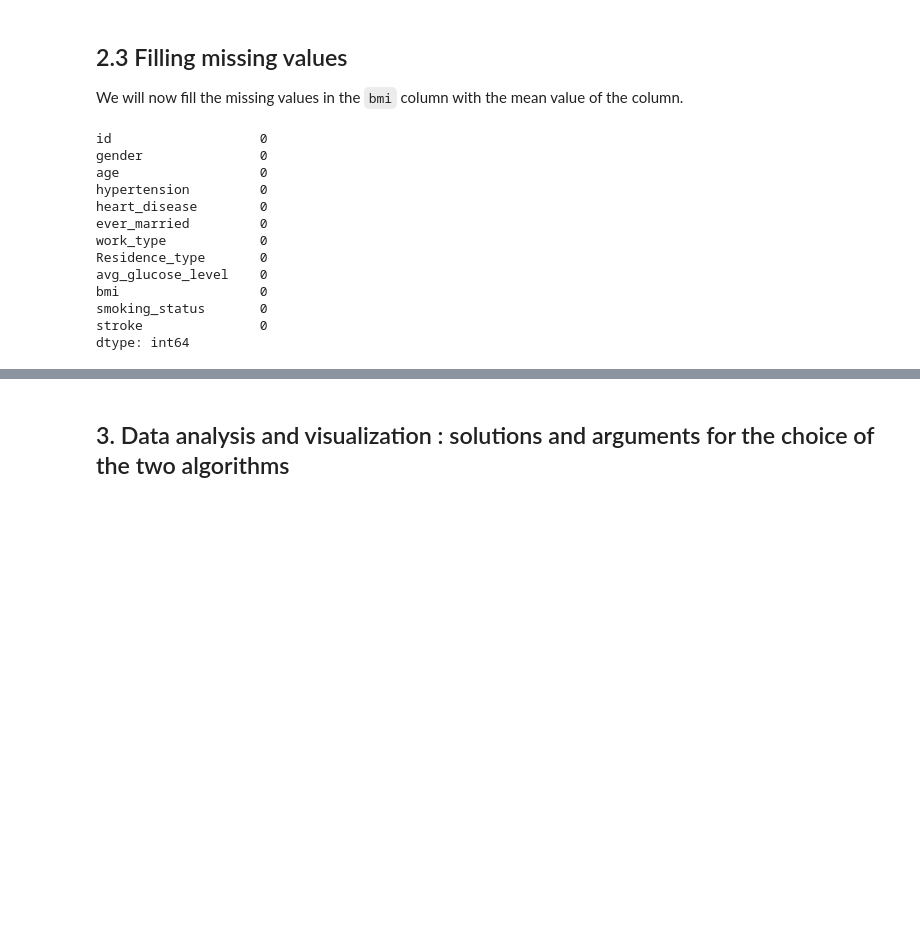
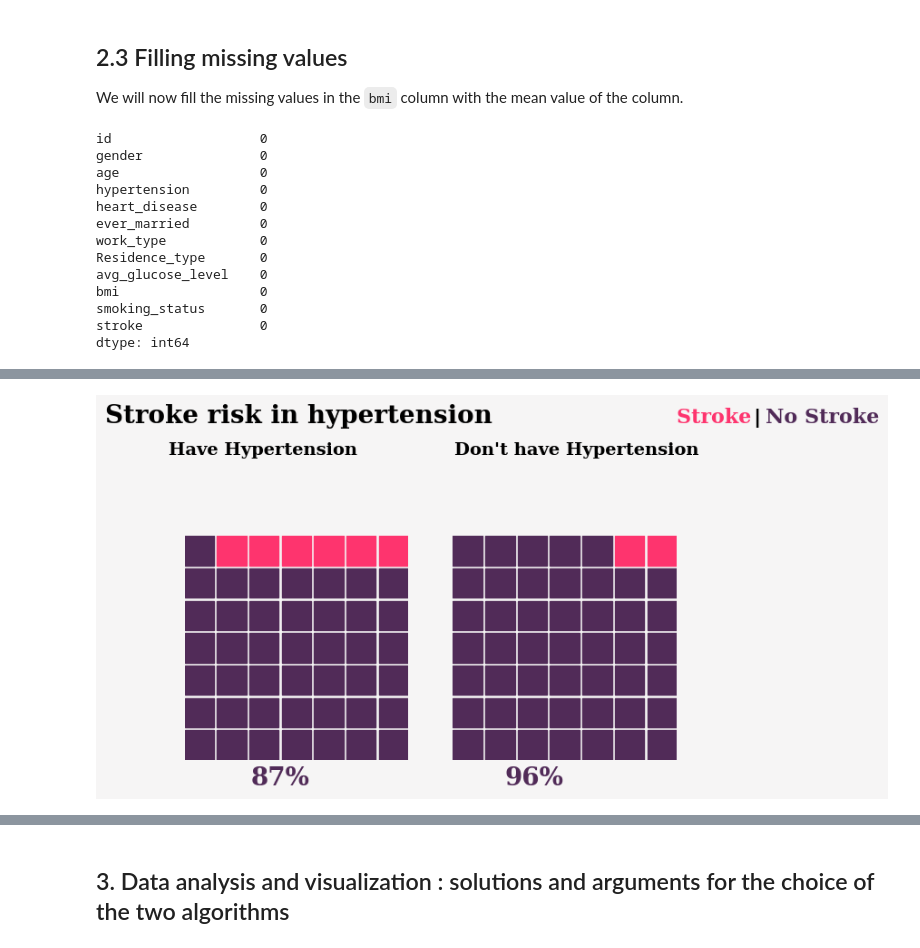
Before and after one commit to Raideeen/stroke_prediction, a Jupyter notebook: analysis.ipynb, the cells around one changed output, grey strips where cells are left out. Cells and saved outputs as stored; diff of their text form; code cells hidden in the pictures; blank space fills up the shorter version.

```diff
--- a/analysis.ipynb
+++ b/analysis.ipynb
@@ -246,0 +347,64 @@ dtype: int64
+# %%
+stroke_hyper = df[df['stroke'] == 1]['hypertension'].value_counts()
+healthy_hyper = df[df['stroke'] == 0]['hypertension'].value_counts()
+
+no = df['hypertension'].value_counts().values[0]
+yes =  df['hypertension'].value_counts().values[1]
+
+stroke_no = int(round (stroke_hyper.values[0] / no * 100, 0))
+stroke_yes = int(round( stroke_hyper.values[1] / yes *100, 0))
+healthy_no = int(round(healthy_hyper.values[0] / no * 100, 0))
+healthy_yes = int(round(healthy_hyper.values[1] / yes *100, 0))
+
+fig = plt.figure(FigureClass = Waffle,
+                 constrained_layout = True,
+                 figsize = (7,7),
+                 facecolor = '#f6f5f5',
+                 dpi = 100,
+                 tight = False,
+                 plots = {121:
+                          {
+                           'rows':7,
+                           'columns': 7,
+                           'values' : [stroke_yes,healthy_yes],
+                            'colors' : ['#fe346e','#512b58'],
+                              'vertical' : True,
+                              'interval_ratio_x': 0.1,
+                              'interval_ratio_y': 0.1,
+                              'plot_anchor':'C',
+                              'alpha':0.1,
+                              'starting_location': 'NE'
+                          },
+                          122 :
+                          {
+                            'rows': 7,
+                            'columns':7,
+                            'values':[stroke_no,healthy_no],
+                              'colors' : ['#fe346e','#512b58'],
+                              'vertical': True,
+                              'interval_ratio_x': 0.1,
+                              'interval_ratio_y':0.1,
+                              'plot_anchor':'C',
+                              'alpha':0.1,
+                              'starting_location': 'NE'
+
+                           }
+                         },
+
+)
+
+fig.text(0., 0.85, 'Stroke risk in hypertension', {'font':'Serif', 'size':20, 'color':'black', 'weight':'bold'})
+fig.text(0.90,0.85, 'Stroke ', {'font': 'Serif','weight':'bold','size': '16','weight':'bold','style':'normal', 'color':'#fe346e'})
+fig.text(1.0,0.85, '|', {'color':'black' , 'size':'16', 'weight': 'bold'})
+fig.text(1.02,0.85, 'No Stroke', {'font': 'Serif','weight':'bold', 'size': '16','style':'normal', 'weight':'bold','color':'#512b58'})
+
+fig.text(0.1, 0.80, 'Have Hypertension', {'font':'Serif', 'size':14,'weight':'bold' ,'color':'black'})
+fig.text(0.55, 0.80, "Don't have Hypertension", {'font':'Serif', 'size':14,'weight':'bold', 'color':'black'})
+fig.text(0.23, 0.28, '{}%'.format(healthy_yes), {'font':'Serif', 'size':20,'weight':'bold' ,'color':'#512b58'})
+fig.text(0.63, 0.28, '{}%'.format(healthy_no), {'font':'Serif', 'size':20,'weight':'bold', 'color':'#512b58'})
+
+
+
+plt.show()
+# %% [output]
+[figure, added]
```
Also changed, not shown: parts of 27 cells of this notebook.
